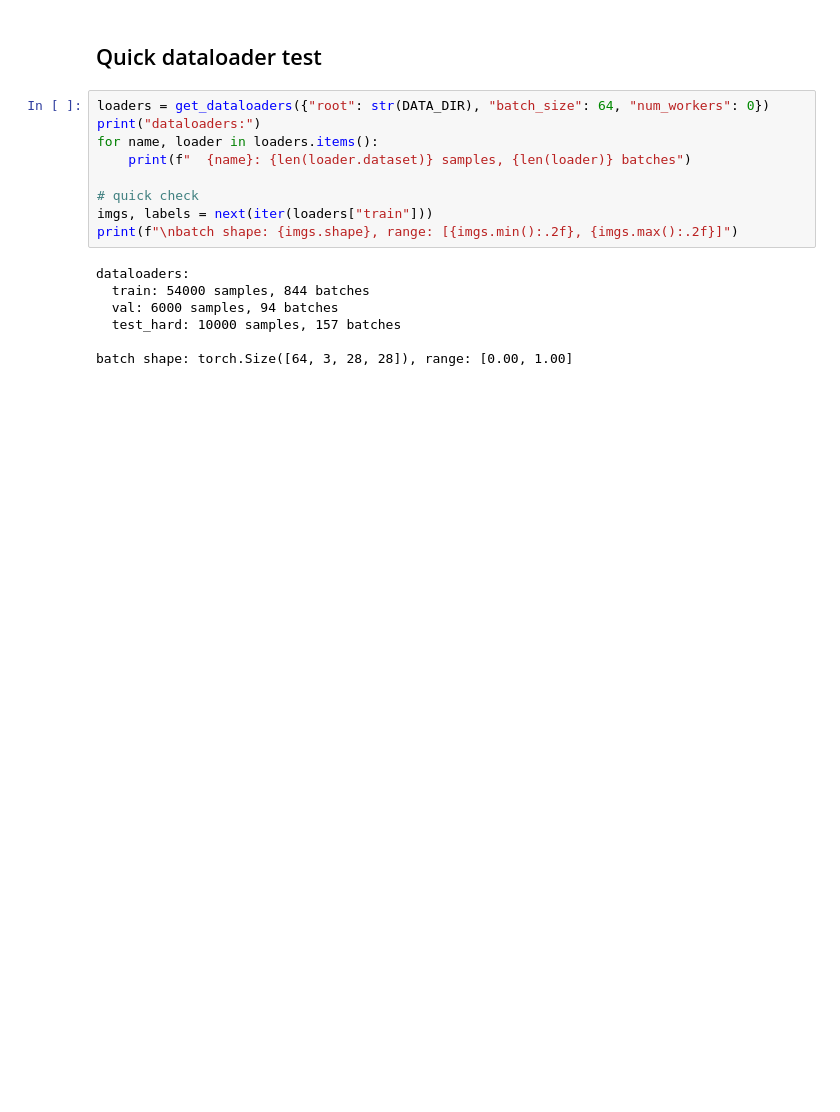
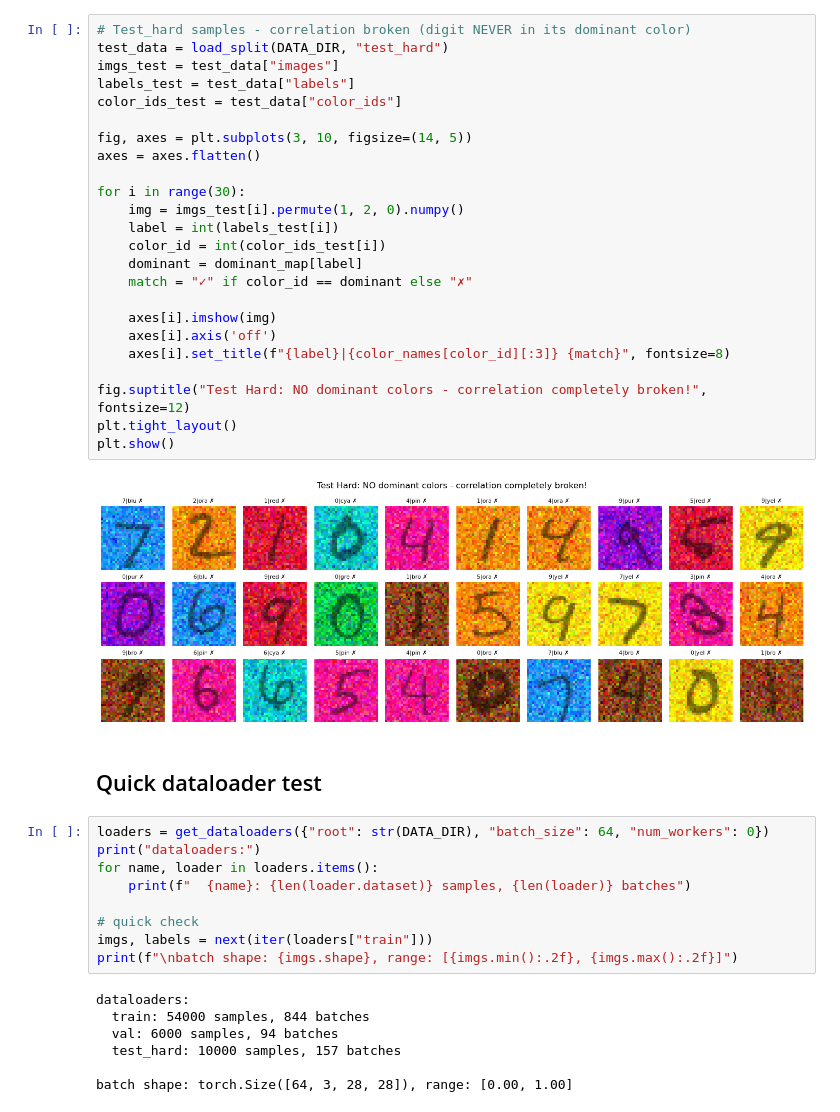
Before and after one commit to lohithkola06/The-Lazy-Artist, a Jupyter notebook: notebooks/00_dataset.ipynb, the cells around one changed output. Cells and saved outputs as stored; diff of their text form; blank space fills up the shorter version.

```diff
--- a/notebooks/00_dataset.ipynb
+++ b/notebooks/00_dataset.ipynb
@@ -158,3 +203,29 @@ show_samples(test_data, "Test Hard samples (NO dominant colors - inverted!)")
+# %%
+# Test_hard samples - correlation broken (digit NEVER in its dominant color)
+test_data = load_split(DATA_DIR, "test_hard")
+imgs_test = test_data["images"]
+labels_test = test_data["labels"]
+color_ids_test = test_data["color_ids"]
+
+fig, axes = plt.subplots(3, 10, figsize=(14, 5))
+axes = axes.flatten()
+
+for i in range(30):
+    img = imgs_test[i].permute(1, 2, 0).numpy()
+    label = int(labels_test[i])
+    color_id = int(color_ids_test[i])
+    dominant = dominant_map[label]
+    match = "✓" if color_id == dominant else "✗"
+
+    axes[i].imshow(img)
+    axes[i].axis('off')
+    axes[i].set_title(f"{label}|{color_names[color_id][:3]} {match}", fontsize=8)
+
+fig.suptitle("Test Hard: NO dominant colors - correlation completely broken!", fontsize=12)
+plt.tight_layout()
+plt.show()
+# %% [output]
+[figure, added]
 # %% [markdown]
 ## Quick dataloader test
 # %%
```
Also changed, not shown: parts of 17 cells of this notebook, 10 other files.
